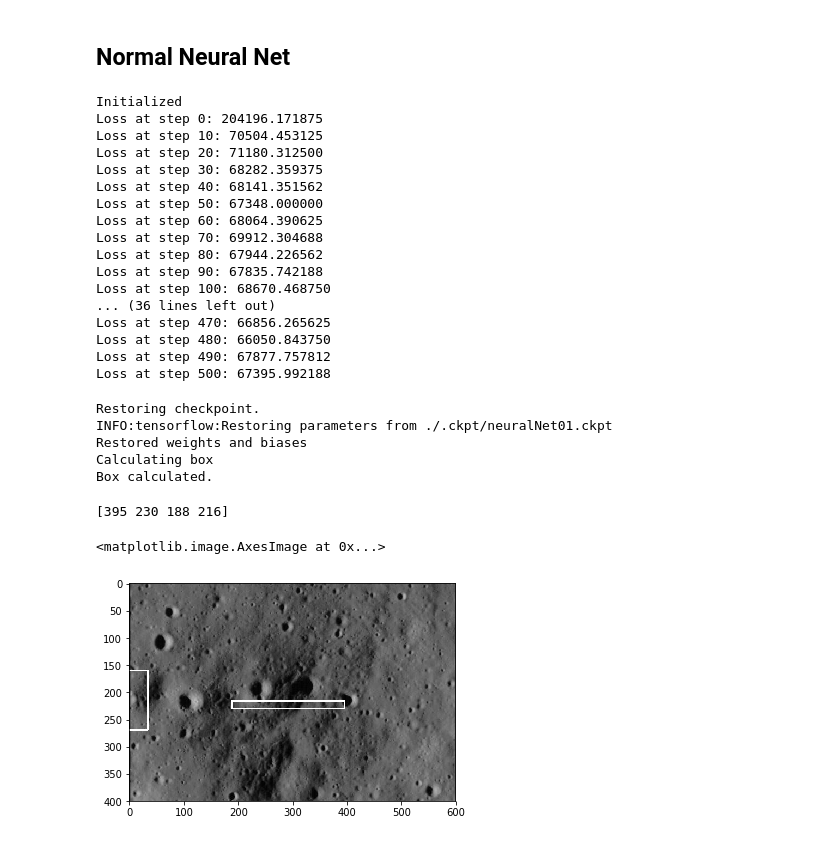
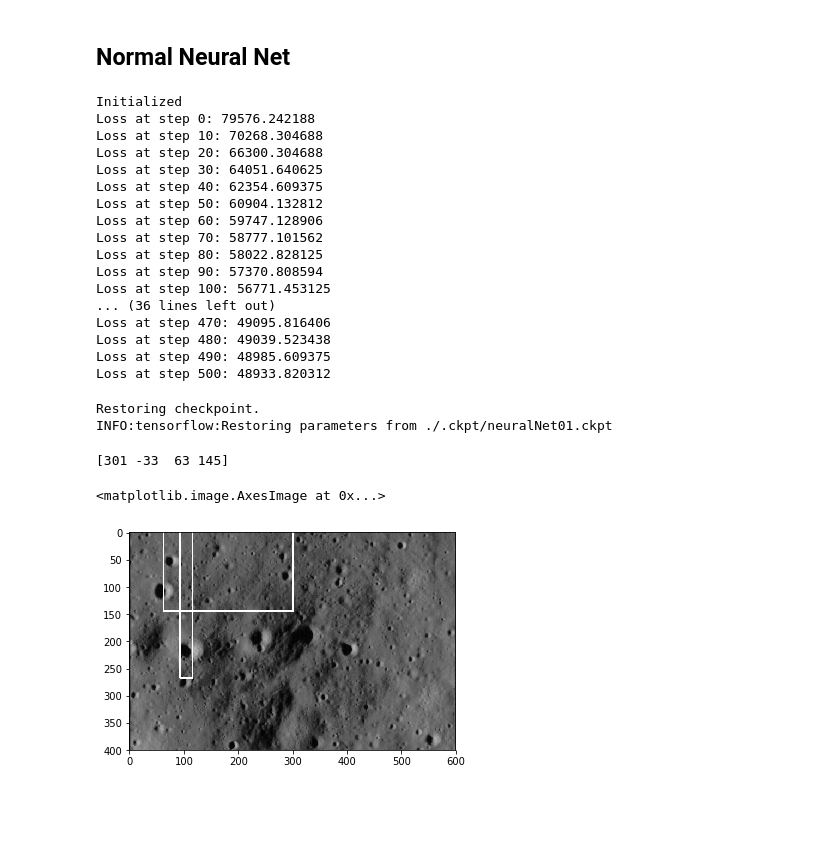
Before and after one commit to thibaudteil/OpNav_Tracking, a Jupyter notebook: Notebook/neural_network.ipynb, the cells around one changed output. Cells and saved outputs as stored; diff of their text form; code cells hidden in the pictures; blank space fills up the shorter version.

```diff
--- a/Notebook/neural_network.ipynb
+++ b/Notebook/neural_network.ipynb
@@ -330,12 +330,9 @@ with graph_3.as_default():
     # Computation model
     def model(data):
         hidden_layer_1 = tf.nn.relu(tf.matmul(data, weights_1) + biases_1)
-        dropout_1 = tf.nn.dropout(hidden_layer_1, 0.5)
-        hidden_layer_2 = tf.nn.relu(tf.matmul(dropout_1, weights_2) + biases_2)
-        dropout_2 = tf.nn.dropout(hidden_layer_2, 0.5)
-        hidden_layer_3 = tf.nn.relu(tf.matmul(dropout_2, weights_3) + biases_3)
-        dropout_3 = tf.nn.dropout(hidden_layer_3, 0.5)
-        result = tf.matmul(dropout_3, weights_4) + biases_4
+        hidden_layer_2 = tf.nn.relu(tf.matmul(hidden_layer_1, weights_2) + biases_2)
+        hidden_layer_3 = tf.nn.relu(tf.matmul(hidden_layer_2, weights_3) + biases_3)
+        result = tf.matmul(hidden_layer_3, weights_4) + biases_4
         return result
 
     pred = model(train_dataset)
@@ -344,8 +341,8 @@ with graph_3.as_default():
     loss = tf.losses.mean_squared_error(labels=train_labels, predictions=pred)
 
     # Optimizer
-    #learning_rate = tf.train.exponential_decay(3e-10, steps, 100, 0.80, staircase=True)
-    optimizer = tf.train.GradientDescentOptimizer(3e-10).minimize(loss)#, global_step=steps)
+    learning_rate = tf.train.exponential_decay(3e-10, steps, 50, 0.90, staircase=True)
+    optimizer = tf.train.GradientDescentOptimizer(learning_rate).minimize(loss, global_step=steps)
 
     saver = tf.train.Saver()
 # %%
@@ -373,26 +370,26 @@ with tf.Session(graph=graph_3) as session:
     save_path = saver.save(session, "./.ckpt/neuralNet01.ckpt")
 # %% [output]
 Initialized
-Loss at step 0: 204196.171875
-Loss at step 10: 70504.453125
-Loss at step 20: 71180.312500
-Loss at step 30: 68282.359375
-Loss at step 40: 68141.351562
-Loss at step 50: 67348.000000
-Loss at step 60: 68064.390625
-Loss at step 70: 69912.304688
-Loss at step 80: 67944.226562
-Loss at step 90: 67835.742188
-Loss at step 100: 68670.468750
+Loss at step 0: 79576.242188
+Loss at step 10: 70268.304688
+Loss at step 20: 66300.304688
+Loss at step 30: 64051.640625
+Loss at step 40: 62354.609375
+Loss at step 50: 60904.132812
+Loss at step 60: 59747.128906
+Loss at step 70: 58777.101562
+Loss at step 80: 58022.828125
+Loss at step 90: 57370.808594
+Loss at step 100: 56771.453125
 ... (36 lines left out)
-Loss at step 470: 66856.265625
-Loss at step 480: 66050.843750
-Loss at step 490: 67877.757812
-Loss at step 500: 67395.992188
+Loss at step 470: 49095.816406
+Loss at step 480: 49039.523438
+Loss at step 490: 48985.609375
+Loss at step 500: 48933.820312
 # %%
 # Restore weights and biases
 
-randInt = 35
+randInt = 13
 
 with tf.Session(graph=graph_3) as session:
 
@@ -417,17 +414,15 @@ with tf.Session(graph=graph_3) as session:
 # %% [output]
 Restoring checkpoint.
 INFO:tensorflow:Restoring parameters from ./.ckpt/neuralNet01.ckpt
-Restored weights and biases
-Calculating box
-Box calculated.
 # %%
 box = np.squeeze(output_box, axis=0).astype(int)
 print(box)
 
+plt.clf()
 temp_img = X[randInt]
 cv2.rectangle(temp_img, (box[0], box[1]), (box[2], box[3]), 255, 2)
 plt.imshow(temp_img, cmap='gray')
 # %% [output]
-[395 230 188 216]
+[301 -33  63 145]
 <matplotlib.image.AxesImage at 0x...>
-[figure, old version]
+[figure, new version]
```
Also changed, not shown: 3 other files.
